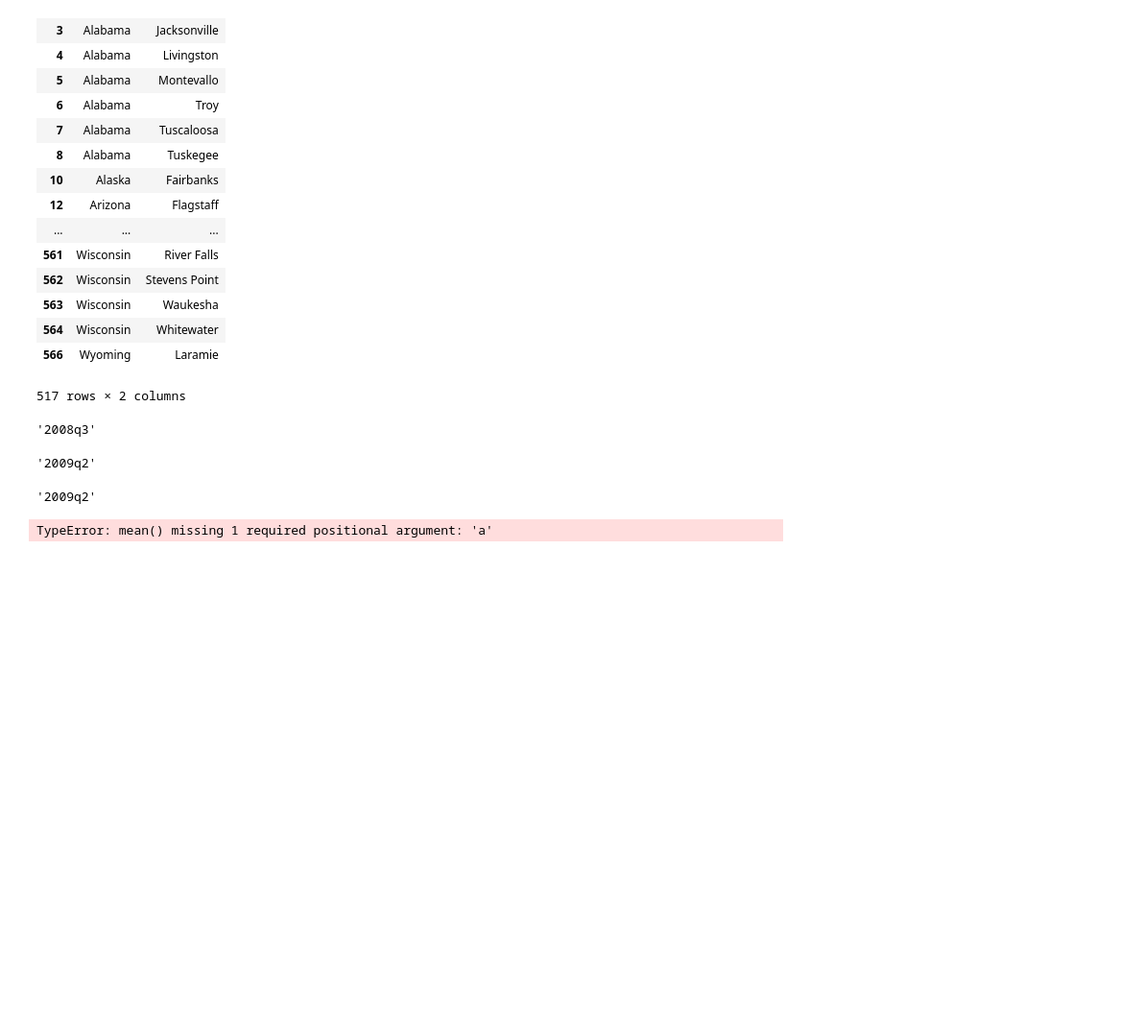
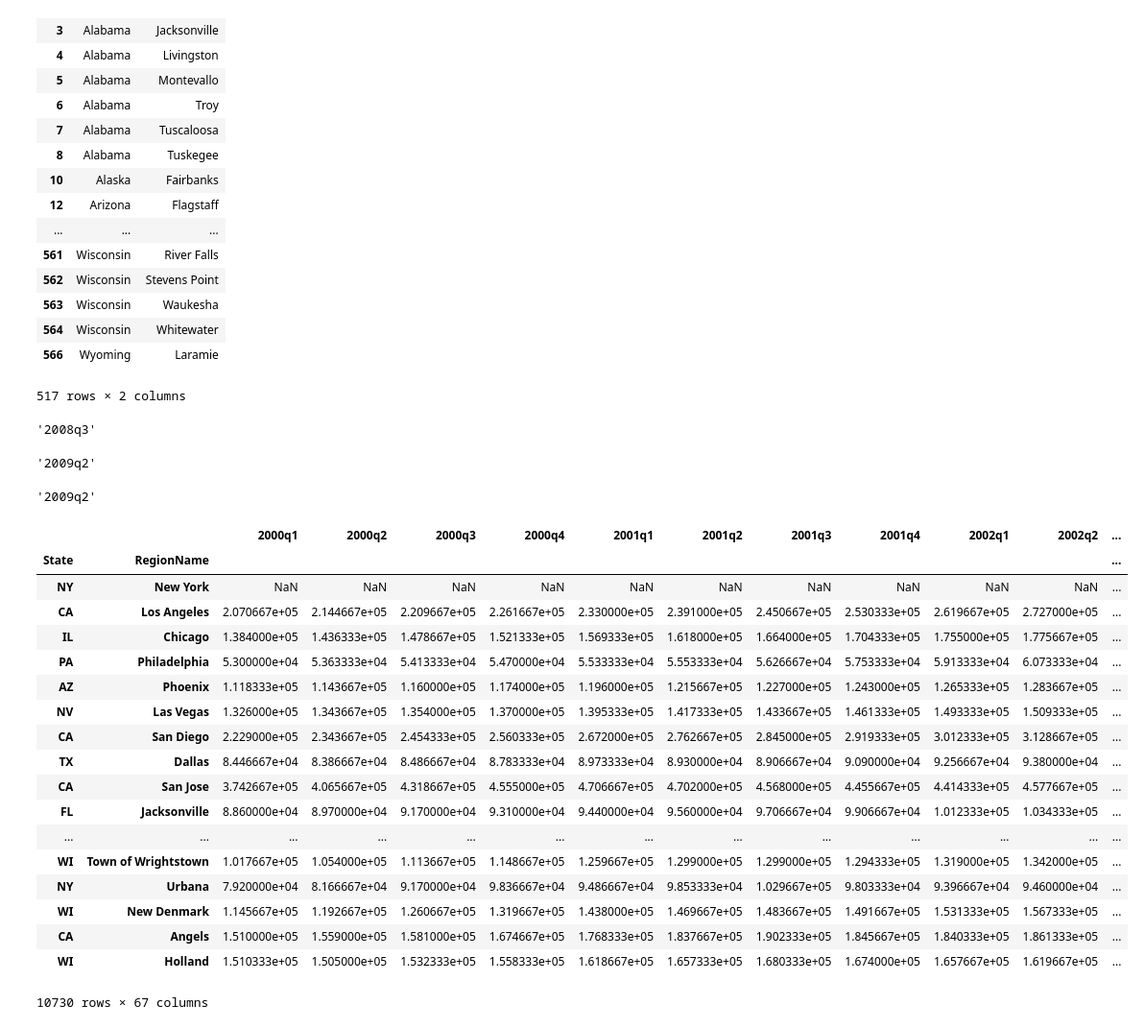
Before and after one commit to kevvo83/ds, a Jupyter notebook: ds/notebooks_cs/Assignment+4.ipynb, the cells around one changed output. Shown: that part at 96% size. Saved outputs shown, nothing was run; the diff lists cells and outputs as text; code cells hidden in the pictures; blank space fills up the shorter version.

```diff
--- a/ds/notebooks_cs/Assignment+4.ipynb
+++ b/ds/notebooks_cs/Assignment+4.ipynb
@@ -179,30 +179,78 @@ get_recession_bottom()
 # %%
 import pandas as pd
 import numpy as np
+import re
+import warnings
+
+def calcmean(row):
+    yearsofinterest=['2000','2001','2002','2003','2004','2005','2006','2007','2008','2009','2010','2011','2012','2013','2014','2015']
+
+    with warnings.catch_warnings():
+        warnings.simplefilter("ignore")
+        for year in yearsofinterest:
+            row['%sq1'%year] = np.nanmean([row['%s-01'%year], row['%s-02'%year], row['%s-03'%year]])
+            row['%sq2'%year] = np.nanmean([row['%s-04'%year], row['%s-05'%year], row['%s-06'%year]])
+            row['%sq3'%year] = np.nanmean([row['%s-07'%year], row['%s-08'%year], row['%s-09'%year]])
+            row['%sq4'%year] = np.nanmean([row['%s-10'%year], row['%s-11'%year], row['%s-12'%year]])
+        row['2016q1'] = np.nanmean([row['2016-01'], row['2016-02'], row['2016-03']])
+        row['2016q2'] = np.nanmean([row['2016-04'], row['2016-05'], row['2016-06']])
+        row['2016q3'] = np.nanmean([row['2016-07'], row['2016-08'], np.nan])
+
+    return row
+
 def convert_housing_data_to_quarters():
     '''Converts the housing data to quarters and returns it as mean
     values in a dataframe. This dataframe should be a dataframe with
     columns for 2000q1 through 2016q3, and should have a multi-index
     in the shape of ["State","RegionName"].
 
     Note: Quarters are defined in the assignment description, they are
     not arbitrary three month periods.
 
     The resulting dataframe should have 67 columns, and 10,730 rows.
     '''
-    yearsofinterest=['2000']
 
-    house_df = pd.read_csv('City_Zhvi_AllHomes.csv', header=0, na_values='')
-    house_df['2000q1']=np.nan
+    house_df = pd.read_csv('City_Zhvi_AllHomes.csv', header=0, na_values='',index_col=None)
+
+    yearsofinterest=['2000','2001','2002','2003','2004','2005','2006','2007','2008','2009','2010','2011','2012','2013','2014','2015']
 
     for year in yearsofinterest:
-        house_df['2000q1'] = house_df.groupby(level=0)[['%s-01'%year,'%s-02'%year,'%s-03'%year]].agg(np.mean())
+        house_df['%sq1'%year]=np.nan
+        house_df['%sq2'%year]=np.nan
+        house_df['%sq3'%year]=np.nan
+        house_df['%sq4'%year]=np.nan
 
-    #for year in yearsofinterest:
-    #   house_df['%sq1'%year] = house_df['%s-01'%(year)] + house_df['%s-02'%(year)] + house_df['%s-01'%(year)]
+    house_df['2016q1']=np.nan
+    house_df['2016q2']=np.nan
+    house_df['2016q3']=np.nan
+
+    house_df = house_df.apply(calcmean, axis=1)
+
+    dropcolumnslist = [name for name in house_df.columns if re.match('\d{4}\-\d{2}|RegionID|Metro|CountyName|SizeRank',name) is not None]
+
+    house_df = (house_df.drop(dropcolumnslist, axis = 1)
+               .set_index(['State','RegionName']))
 
     return house_df
 
 convert_housing_data_to_quarters()
 # %% [output]
+|  |  | 2000q1 | 2000q2 | 2000q3 | 2000q4 | 2001q1 | 2001q2 | 2001q3 | 2001q4 | 2002q1 | 2002q2 | ... |
+| State | RegionName |  |  |  |  |  |  |  |  |  |  | ... |
+| NY | New York | NaN | NaN | NaN | NaN | NaN | NaN | NaN | NaN | NaN | NaN | ... |
+| CA | Los Angeles | 2.070667e+05 | 2.144667e+05 | 2.209667e+05 | 2.261667e+05 | 2.330000e+05 | 2.391000e+05 | 2.450667e+05 | 2.530333e+05 | 2.619667e+05 | 2.727000e+05 | ... |
+| IL | Chicago | 1.384000e+05 | 1.436333e+05 | 1.478667e+05 | 1.521333e+05 | 1.569333e+05 | 1.618000e+05 | 1.664000e+05 | 1.704333e+05 | 1.755000e+05 | 1.775667e+05 | ... |
+| PA | Philadelphia | 5.300000e+04 | 5.363333e+04 | 5.413333e+04 | 5.470000e+04 | 5.533333e+04 | 5.553333e+04 | 5.626667e+04 | 5.753333e+04 | 5.913333e+04 | 6.073333e+04 | ... |
+| AZ | Phoenix | 1.118333e+05 | 1.143667e+05 | 1.160000e+05 | 1.174000e+05 | 1.196000e+05 | 1.215667e+05 | 1.227000e+05 | 1.243000e+05 | 1.265333e+05 | 1.283667e+05 | ... |
+| NV | Las Vegas | 1.326000e+05 | 1.343667e+05 | 1.354000e+05 | 1.370000e+05 | 1.395333e+05 | 1.417333e+05 | 1.433667e+05 | 1.461333e+05 | 1.493333e+05 | 1.509333e+05 | ... |
+| CA | San Diego | 2.229000e+05 | 2.343667e+05 | 2.454333e+05 | 2.560333e+05 | 2.672000e+05 | 2.762667e+05 | 2.845000e+05 | 2.919333e+05 | 3.012333e+05 | 3.128667e+05 | ... |
+| TX | Dallas | 8.446667e+04 | 8.386667e+04 | 8.486667e+04 | 8.783333e+04 | 8.973333e+04 | 8.930000e+04 | 8.906667e+04 | 9.090000e+04 | 9.256667e+04 | 9.380000e+04 | ... |
+| CA | San Jose | 3.742667e+05 | 4.065667e+05 | 4.318667e+05 | 4.555000e+05 | 4.706667e+05 | 4.702000e+05 | 4.568000e+05 | 4.455667e+05 | 4.414333e+05 | 4.577667e+05 | ... |
+| FL | Jacksonville | 8.860000e+04 | 8.970000e+04 | 9.170000e+04 | 9.310000e+04 | 9.440000e+04 | 9.560000e+04 | 9.706667e+04 | 9.906667e+04 | 1.012333e+05 | 1.034333e+05 | ... |
+| ... | ... | ... | ... | ... | ... | ... | ... | ... | ... | ... | ... | ... |
+| WI | Town of Wrightstown | 1.017667e+05 | 1.054000e+05 | 1.113667e+05 | 1.148667e+05 | 1.259667e+05 | 1.299000e+05 | 1.299000e+05 | 1.294333e+05 | 1.319000e+05 | 1.342000e+05 | ... |
+| NY | Urbana | 7.920000e+04 | 8.166667e+04 | 9.170000e+04 | 9.836667e+04 | 9.486667e+04 | 9.853333e+04 | 1.029667e+05 | 9.803333e+04 | 9.396667e+04 | 9.460000e+04 | ... |
+| WI | New Denmark | 1.145667e+05 | 1.192667e+05 | 1.260667e+05 | 1.319667e+05 | 1.438000e+05 | 1.469667e+05 | 1.483667e+05 | 1.491667e+05 | 1.531333e+05 | 1.567333e+05 | ... |
+| CA | Angels | 1.510000e+05 | 1.559000e+05 | 1.581000e+05 | 1.674667e+05 | 1.768333e+05 | 1.837667e+05 | 1.902333e+05 | 1.845667e+05 | 1.840333e+05 | 1.861333e+05 | ... |
+| WI | Holland | 1.510333e+05 | 1.505000e+05 | 1.532333e+05 | 1.558333e+05 | 1.618667e+05 | 1.657333e+05 | 1.680333e+05 | 1.674000e+05 | 1.657667e+05 | 1.619667e+05 | ... |
-TypeError: mean() missing 1 required positional argument: 'a'
+10730 rows × 67 columns
```
Also changed, not shown: parts of 2 cells of this notebook, 1 other file.
